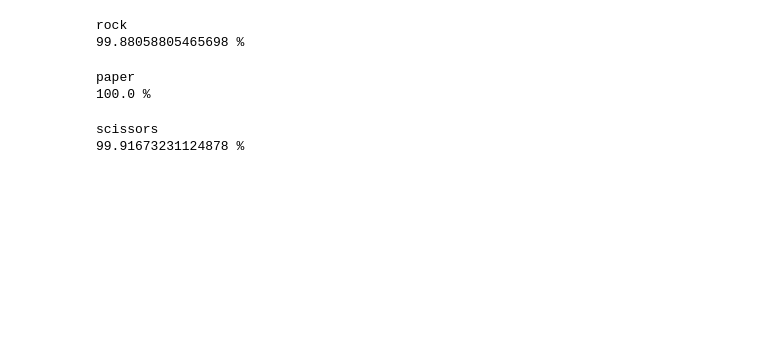
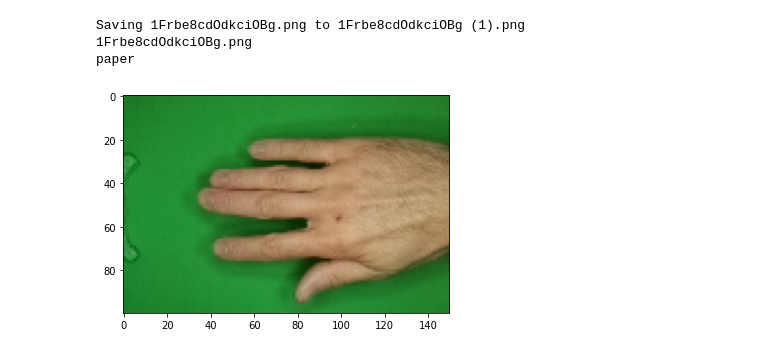
Before and after one commit to rizkyeky/PaperRockScissors-TFPython, a Jupyter notebook: dicoding.ipynb, the cells around one changed output. Drawn from its saved outputs; the diff is of its cells as text; code cells hidden in the pictures; blank space fills up the shorter version.

```diff
--- a/dicoding.ipynb
+++ b/dicoding.ipynb
@@ -115,14 +132,19 @@ plt.show()
 # %%
 class_names = ["paper", "rock", "scissors"]
 # %%
-img1 = image.load_img("rockpaperscissors/rock/N235Vnlue0M9SwaK.png", target_size=(100, 150))
+uploaded = files.upload()
 
-x1 = image.img_to_array(img1)
-x1 = np.expand_dims(x1, axis=0)
+for fn in uploaded.keys():
 
-img_array = np.vstack([x1])
+  path = fn
+  img = image.load_img(path, target_size=(100,150))
+  imgplot = plt.imshow(img)
+  x = image.img_to_array(img)
+  x = np.expand_dims(x, axis=0)
 
-predictions = model.predict(img_array)
-print(class_names[np.argmax(predictions[0])])
-print(100 * np.max(predictions[0]), "%")
+  images = np.vstack([x])
+  prediction = model.predict(images)
+
+  print(fn)
+  print(class_names[np.argmax(prediction[0])])
 # %% [output]
@@ -129,30 +152,4 @@ print(100 * np.max(predictions[0]), "%")
-rock
-99.88058805465698 %
+Saving 1Frbe8cdOdkciOBg.png to 1Frbe8cdOdkciOBg (1).png
+1Frbe8cdOdkciOBg.png
+paper
+[figure, added]
-# %%
-img = image.load_img("rockpaperscissors/paper/04l5I8TqdzF9WDMJ.png", target_size=(100, 150))
-
-x1 = image.img_to_array(img)
-x1 = np.expand_dims(x1, axis=0)
-
-img_array = np.vstack([x1])
-
-predictions = model.predict(img_array)
-print(class_names[np.argmax(predictions[0])])
-print(100 * np.max(predictions[0]), "%")
-# %% [output]
-paper
-100.0 %
-# %%
-img = image.load_img("rockpaperscissors/scissors/NR48QMe5e1gskpA9.png", target_size=(100, 150))
-
-x1 = image.img_to_array(img)
-x1 = np.expand_dims(x1, axis=0)
-
-img_array = np.vstack([x1])
-
-predictions = model.predict(img_array)
-print(class_names[np.argmax(predictions[0])])
-print(100 * np.max(predictions[0]), "%")
-# %% [output]
-scissors
-99.91673231124878 %
```
Also changed, not shown: parts of 8 cells of this notebook, 2 other files.
